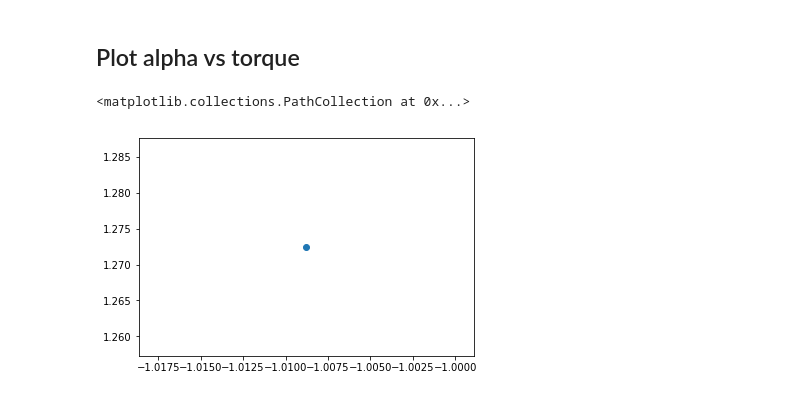
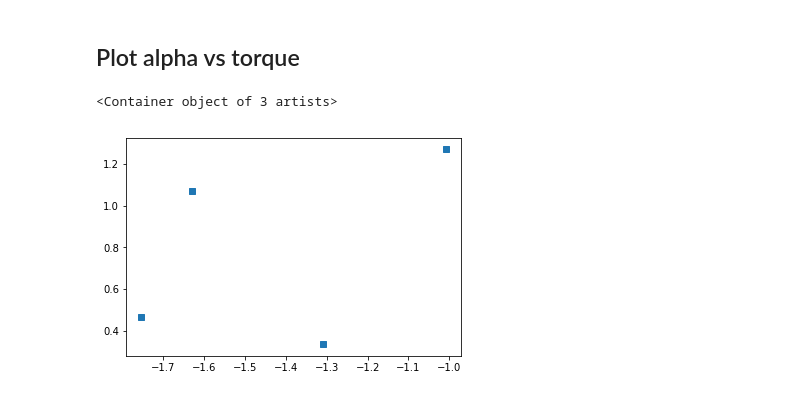
Before and after one commit to moustakas/siena-astrophysics, a Jupyter notebook: teaching/310-F17/rotational-dynamics/rotational-dynamics.ipynb, the cells around one changed output. Saved outputs shown, nothing was run; the diff lists cells and outputs as text; code cells hidden in the pictures.

Commit message:
more data

```diff
--- a/teaching/310-F17/rotational-dynamics/rotational-dynamics.ipynb
+++ b/teaching/310-F17/rotational-dynamics/rotational-dynamics.ipynb
@@ -35,7 +36,7 @@ s       rad     rad/s   rad/s��
 filecp = codecs.open('5cm_data_200_txt.txt', encoding='cp1252')
 t1, a1 = np.loadtxt(filecp, unpack=True, skiprows=7, usecols=[0, 3])
 # %%
-good = (t1 > 0.2) * (t1 < 1.5)
+good = (t1 > 0.25) * (t1 < 1.5)
 meana1 = np.mean(a1[good])
 siga1 = np.std(a1[good]) / np.sqrt(np.count_nonzero(good)-1)
 print(meana1, siga1)
@@ -60,0 +64,34 @@ alpha = np.log10([meana1])
+# %%
+def read_and_get_alpha():
+    datafiles = ('5cm_data_200_txt.txt', '1cm_data_100_txt.txt',
+                '1cm_data_150_txt.txt', '3cm_data_200_txt.txt')
+    tmin = (0.25, 2, 2, 1.5)
+    tmax = (1.5, 7, 7, 3.5)
+    rad = (0.05, 0.05, 0.012, 0.012, 0.032) # [m]
+    mass = (0.2, 0.1, 0.15, 0.2)  # [kg]
+    ndata = len(datafiles)
+
+    logtorque = np.zeros(ndata)
+    logalpha = np.zeros(ndata)
+    logalphaerr = np.zeros(ndata)
+
+    for ii, (ff, t1, t2, rr, mm) in enumerate(zip(datafiles, tmin, tmax, rad, mass)):
+        filecp = codecs.open(ff, encoding='cp1252')
+        time, alpha = np.loadtxt(filecp, unpack=True, skiprows=7, usecols=[0, 3])
+        good = (time > t1) * (time < t2)
+
+        fig, ax = plt.subplots()
+        ax.scatter(time, alpha)
+        ax.scatter(time[good], alpha[good])
+
+        meanalpha = np.mean(alpha[good])
+        sigalpha = np.std(alpha[good]) / np.sqrt(np.count_nonzero(good)-1)
+
+        logalpha[ii] = np.log10(meanalpha)
+        logalphaerr[ii] = sigalpha / meanalpha / np.log(10)
+
+        logtorque[ii] = np.log10(rr * mm * 9.8)
+
+    return logtorque, logalpha, logalphaerr
+# %%
+logtorque, logalpha, logalphaerr = read_and_get_alpha()
@@ -62,7 +104,7 @@ alpha = np.log10([meana1])
 ## Plot alpha vs torque
 # %%
 fig, ax = plt.subplots()
-ax.scatter(torque, alpha)
+ax.errorbar(logtorque, logalpha, logalphaerr, fmt='s')
 # %% [output]
-<matplotlib.collections.PathCollection at 0x...>
+<Container object of 3 artists>
-[figure, old version]
+[figure, new version]
```
Also changed, not shown: parts of 5 cells of this notebook, 3 other files.
